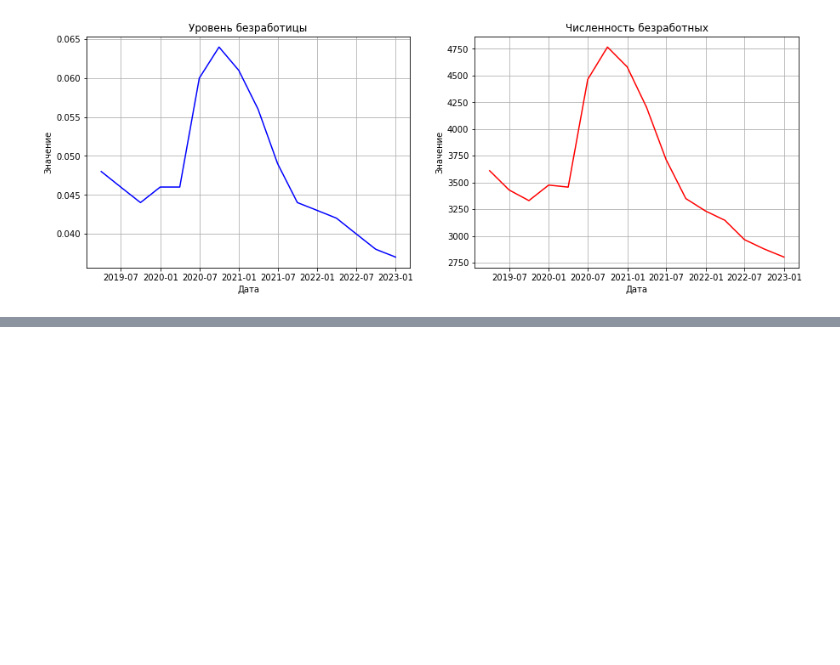
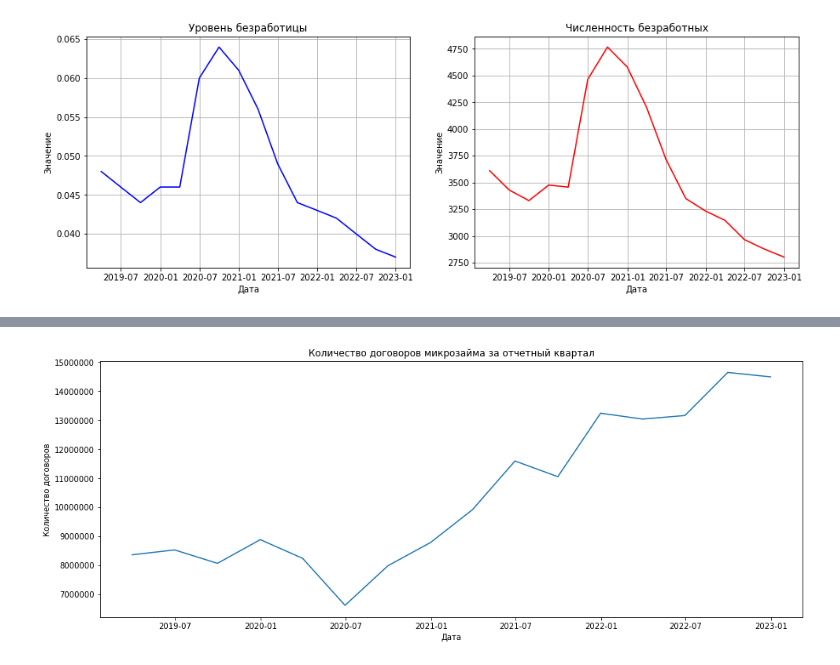
Before and after one commit to torosyantig/microfinance_market, a Jupyter notebook: model.ipynb, the cells around one changed output, grey strips where cells are left out. Drawn from its saved outputs; the diff is of its cells as text; code cells hidden in the pictures; blank space fills up the shorter version.

```diff
--- a/model.ipynb
+++ b/model.ipynb
@@ -381,0 +408,15 @@ plt.show()
+# %%
+
+
+pd.options.display.float_format = '{:.2f}'.format
+
+# создание графика
+plt.figure(figsize=(16, 6))
+plt.plot(micro_data['Показатели деятельности микрофинансовых институтов'], micro_data["Количество договоров микрозайма (всего) за за отчетный квартал), ед."])
+plt.title("Количество договоров микрозайма за отчетный квартал")
+plt.xlabel("Дата")
+plt.ylabel("Количество договоров")
+plt.ticklabel_format(style='plain', axis='y')
+plt.show()
+# %% [output]
+[figure, added]
```
Also changed, not shown: parts of 9 cells of this notebook, 1 other file.
